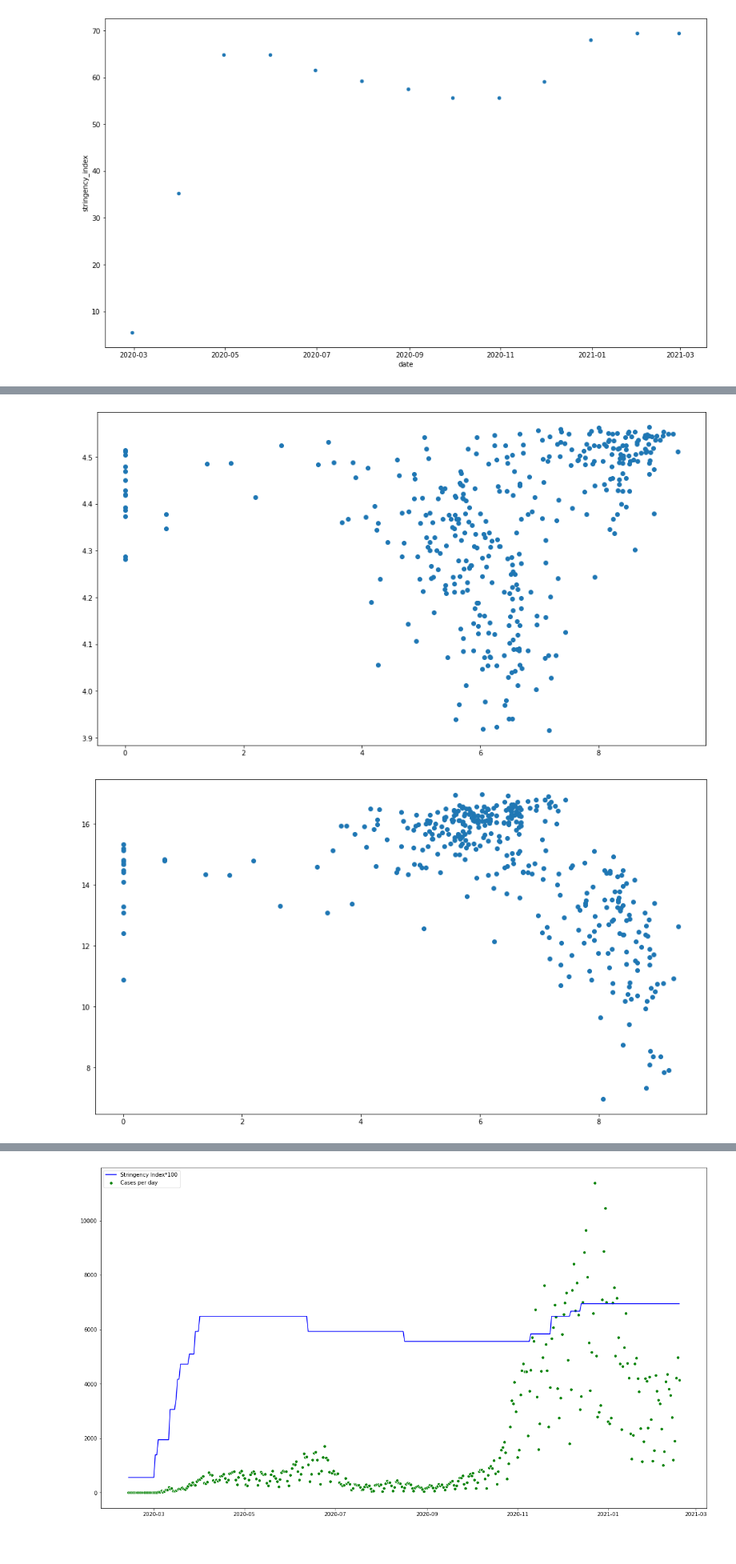
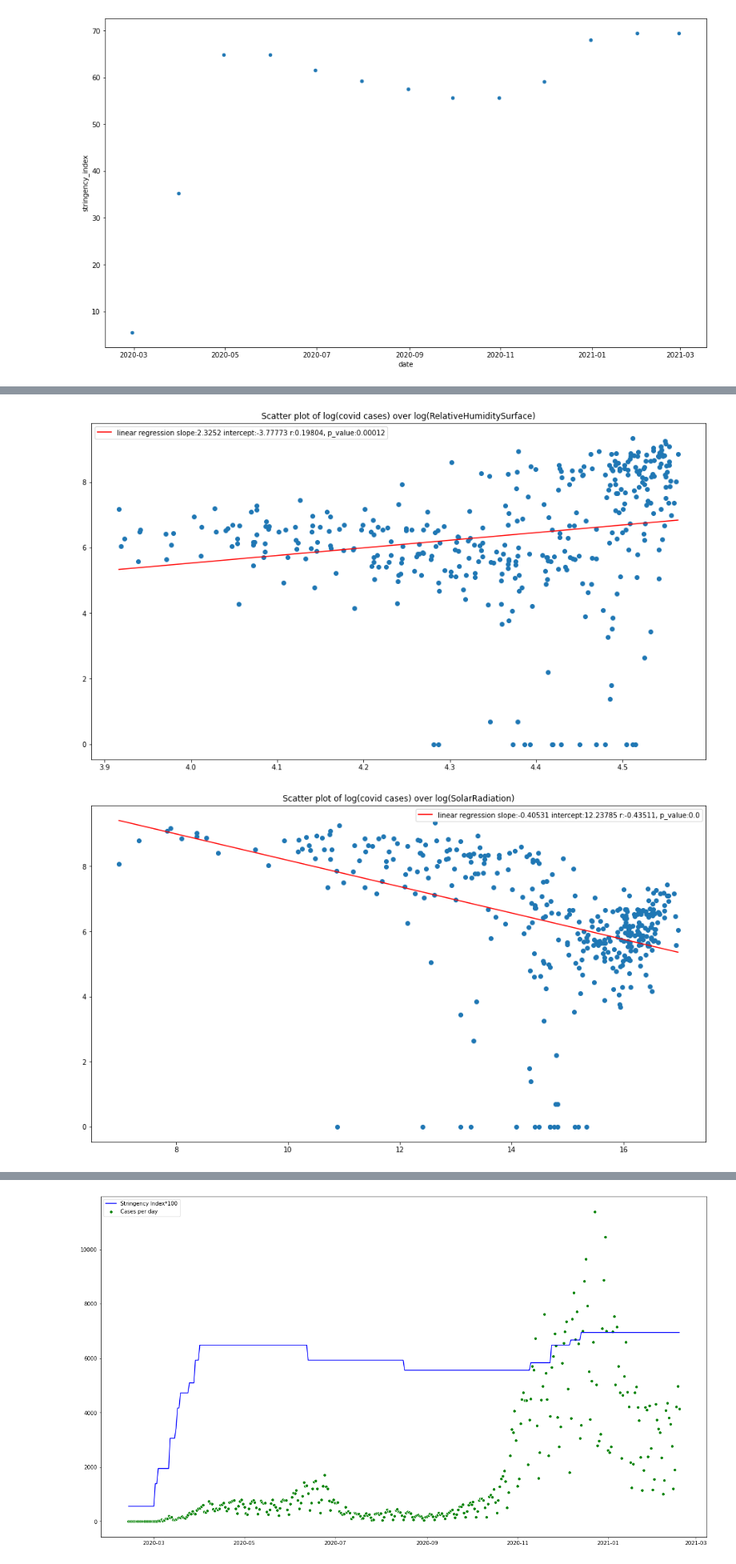
Before and after one commit to ranUser01/Covid-development-in-Sweden, a Jupyter notebook: notebooks/project_handin.ipynb, the cells around one changed output, grey strips where cells are left out. Shown at 80% size. Cells and saved outputs as stored; diff of their text form; code cells hidden in the pictures.

Commit message:
Add files via upload
add Pearson, spearman and maybe add regressions for aggregations for weeks and months, maybe

```diff
--- a/notebooks/project_handin.ipynb
+++ b/notebooks/project_handin.ipynb
@@ -274,5 +272,5 @@ ys = ['confirmed_addition', 'RelativeHumiditySurface', 'SolarRadiation', 'Surfac
 
 # N to N plots of variable on a given day
 for y in ys:
-    SE_dataset_by_date.plot(xs,y, figsize=(10,5), kind="scatter")
+    SE_dataset_by_date.plot(xs,y, figsize=(16,9), kind="scatter")
 # %% [output]
@@ -343,13 +341,20 @@ ys = ['RelativeHumiditySurface', 'SolarRadiation', 'Surfacepressure',
 
 
 for y in ys:
-    ax = SE_dataset.plot(y, xs, figsize=(16,9), kind = "scatter")
+    ax = SE_dataset.plot(y, xs, figsize=(16,9), kind = "scatter",label = "scatter plot")
     min_x= np.min(SE_dataset[y])
     max_x= np.max(SE_dataset[y])
 
-    slope, intercept, _,_,_ = linregress(SE_dataset[y],SE_dataset[xs])
+    slope, intercept, r, p_value,_ = linregress(SE_dataset[y],SE_dataset[xs])
 
     x1=np.linspace(min_x, max_x)
     y1=slope*x1+intercept
-    plt.plot(x1,y1,'-r')
+    plt.plot(x1,y1,'-r',label = f"linear regression slope:{round(slope,5)} intercept:{round(intercept,5)} r:{round(r,5)}, p_value:{round(p_value,5)} ")
+
+
+    plt.title(f"Scatter plot of covid cases over {y} and regression")
+
+    plt.legend()
+
+    plt.show()
 # %% [output]
@@ -363,11 +368,24 @@ for y in ys:
 # %%
 # log to log plots
 for y in ys:
     fig = plt.figure(figsize=(16,9))
-    plt.scatter(np.log(SE_dataset_by_date[xs]+1),np.log(SE_dataset_by_date[y]+1))
+    plt.scatter(np.log(SE_dataset_by_date[y]+1),np.log(SE_dataset_by_date[xs]+1))
+
+    min_x = np.min(np.log(SE_dataset_by_date[y]+1))
+    max_x = np.max(np.log(SE_dataset_by_date[y]+1))
+
+    slope, intercept, r, p_value,_ = linregress(np.log(SE_dataset_by_date[y]+1),np.log(SE_dataset_by_date[xs]+1))
+
+    x1=np.linspace(min_x, max_x)
+    y1=slope*x1+intercept
+    plt.plot(x1,y1,'-r', label =f"linear regression slope:{round(slope,5)} intercept:{round(intercept,5)} r:{round(r,5)}, p_value:{round(p_value,5)}")
+
+    plt.title(f"Scatter plot of log(covid cases) over log({y})")
+
+    plt.legend()
+
+
     plt.show()
-
-    add regressions
 # %% [output]
-[figure, old version]
+[figure, new version]
-[figure, old version]
+[figure, new version]
```
Also changed, not shown: parts of 13 cells of this notebook.
